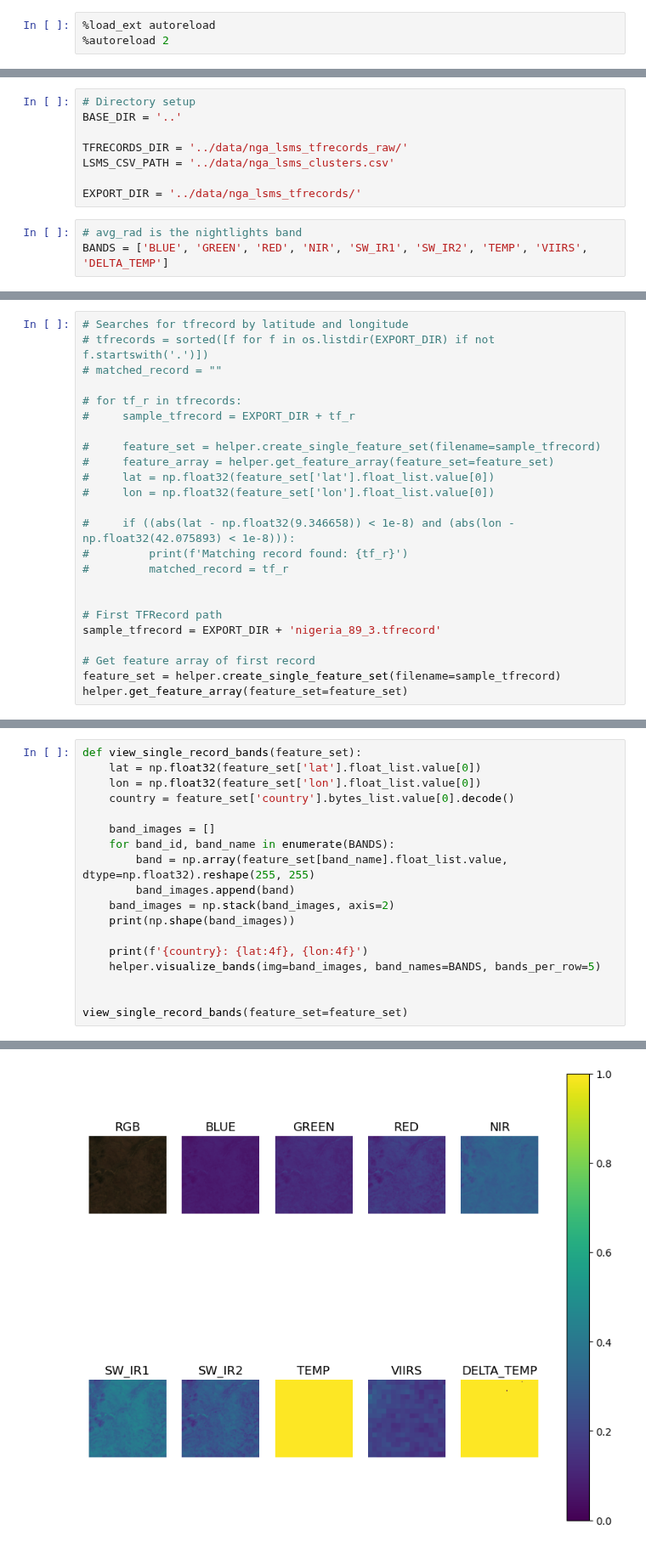
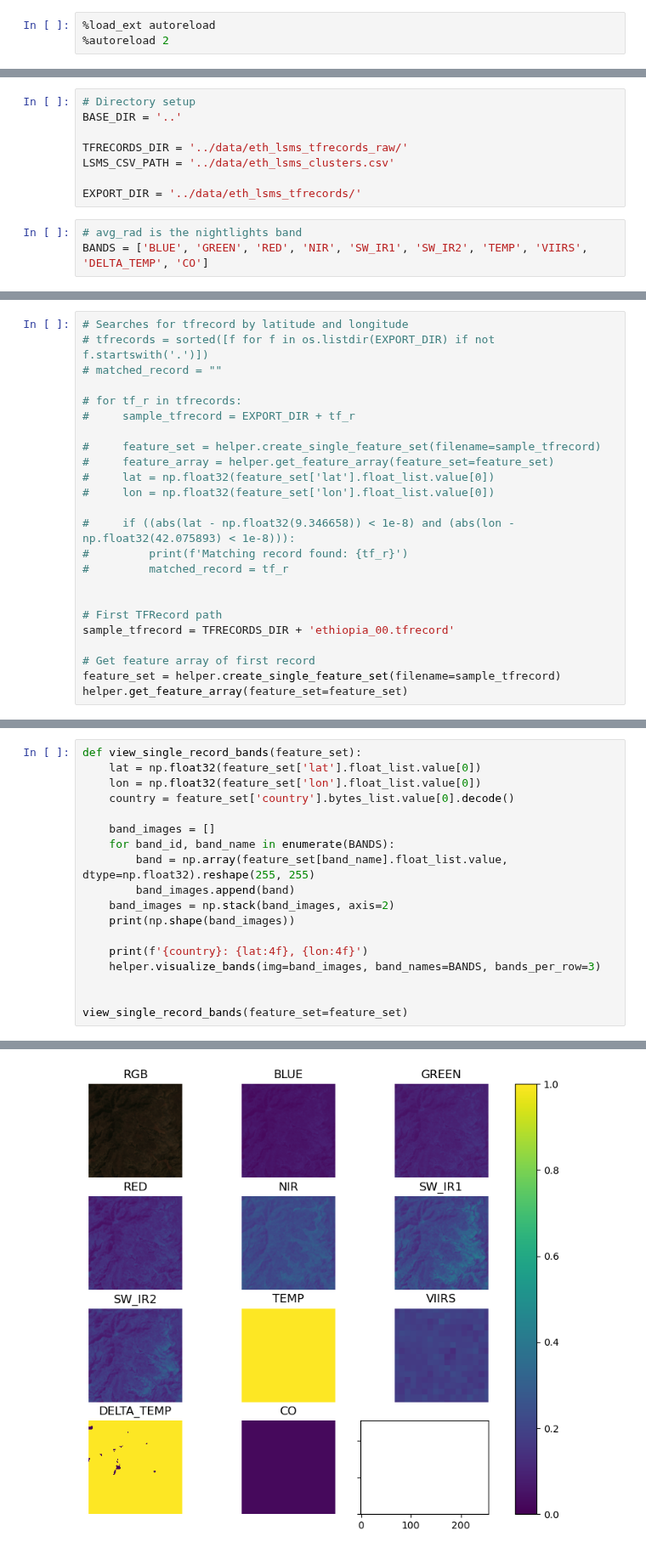
Before and after one commit to omshah2006/Predicting-Poverty-Ethiopia, a Jupyter notebook: preprocessing/process_lsms_tfrecords.ipynb, the cells around one changed output, grey strips where cells are left out. Shown at 85% size. Cells and saved outputs as stored; diff of their text form.

```diff
--- a/preprocessing/process_lsms_tfrecords.ipynb
+++ b/preprocessing/process_lsms_tfrecords.ipynb
@@ -17,13 +17,13 @@ import preprocessing_utils as helper
 # Directory setup
 BASE_DIR = '..'
 
-TFRECORDS_DIR = '../data/nga_lsms_tfrecords_raw/'
-LSMS_CSV_PATH = '../data/nga_lsms_clusters.csv'
+TFRECORDS_DIR = '../data/eth_lsms_tfrecords_raw/'
+LSMS_CSV_PATH = '../data/eth_lsms_clusters.csv'
 
-EXPORT_DIR = '../data/nga_lsms_tfrecords/'
+EXPORT_DIR = '../data/eth_lsms_tfrecords/'
 # %%
 # avg_rad is the nightlights band
-BANDS = ['BLUE', 'GREEN', 'RED', 'NIR', 'SW_IR1', 'SW_IR2', 'TEMP', 'VIIRS', 'DELTA_TEMP']
+BANDS = ['BLUE', 'GREEN', 'RED', 'NIR', 'SW_IR1', 'SW_IR2', 'TEMP', 'VIIRS', 'DELTA_TEMP', 'CO']
 # %%
 df_lsms = pd.read_csv(LSMS_CSV_PATH)
 
@@ -74,7 +74,7 @@ dtype: object
 
 
 # First TFRecord path
-sample_tfrecord = EXPORT_DIR + 'nigeria_89_3.tfrecord'
+sample_tfrecord = TFRECORDS_DIR + 'ethiopia_00.tfrecord'
 
 # Get feature array of first record
 feature_set = helper.create_single_feature_set(filename=sample_tfrecord)
@@ -95,7 +112,7 @@ def view_single_record_bands(feature_set):
     print(np.shape(band_images))
 
     print(f'{country}: {lat:4f}, {lon:4f}')
-    helper.visualize_bands(img=band_images, band_names=BANDS, bands_per_row=5)
+    helper.visualize_bands(img=band_images, band_names=BANDS, bands_per_row=3)
 
 
 view_single_record_bands(feature_set=feature_set)
@@ -105,3 +122,3 @@ nga: 9.981020, 9.549433
-[figure, old version]
+[figure, new version]
 # %%
 REQUIRED_KEYS = [
```
Also changed, not shown: parts of 5 cells of this notebook, 12 other files.
